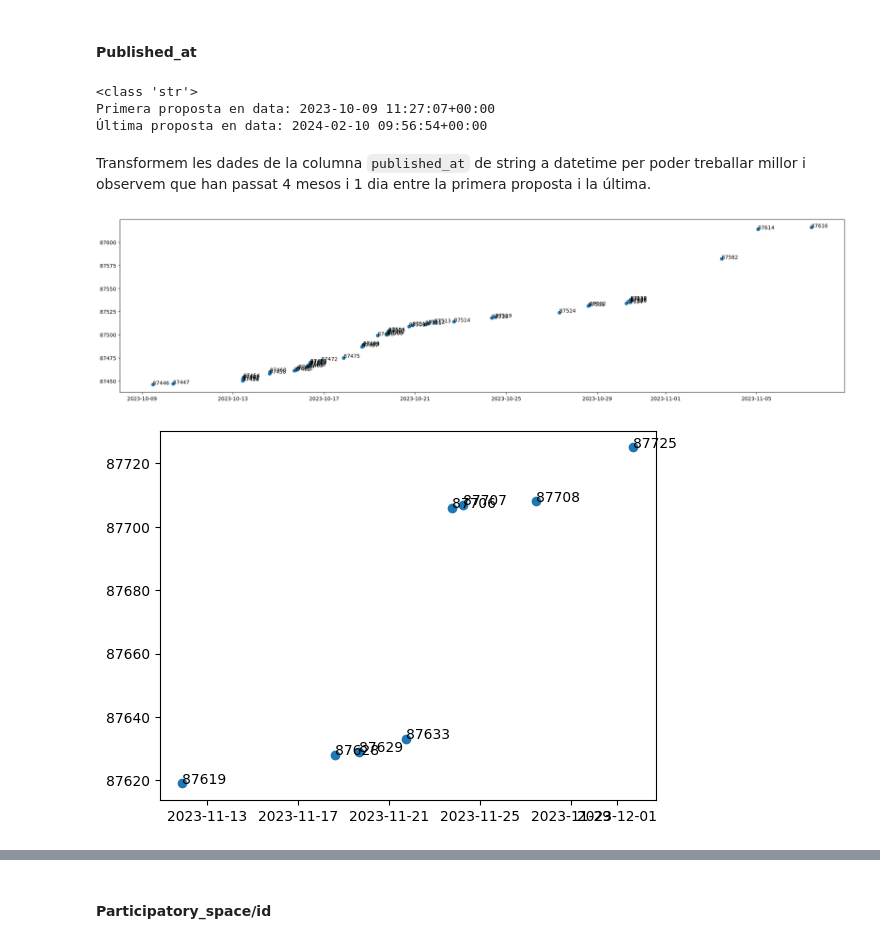
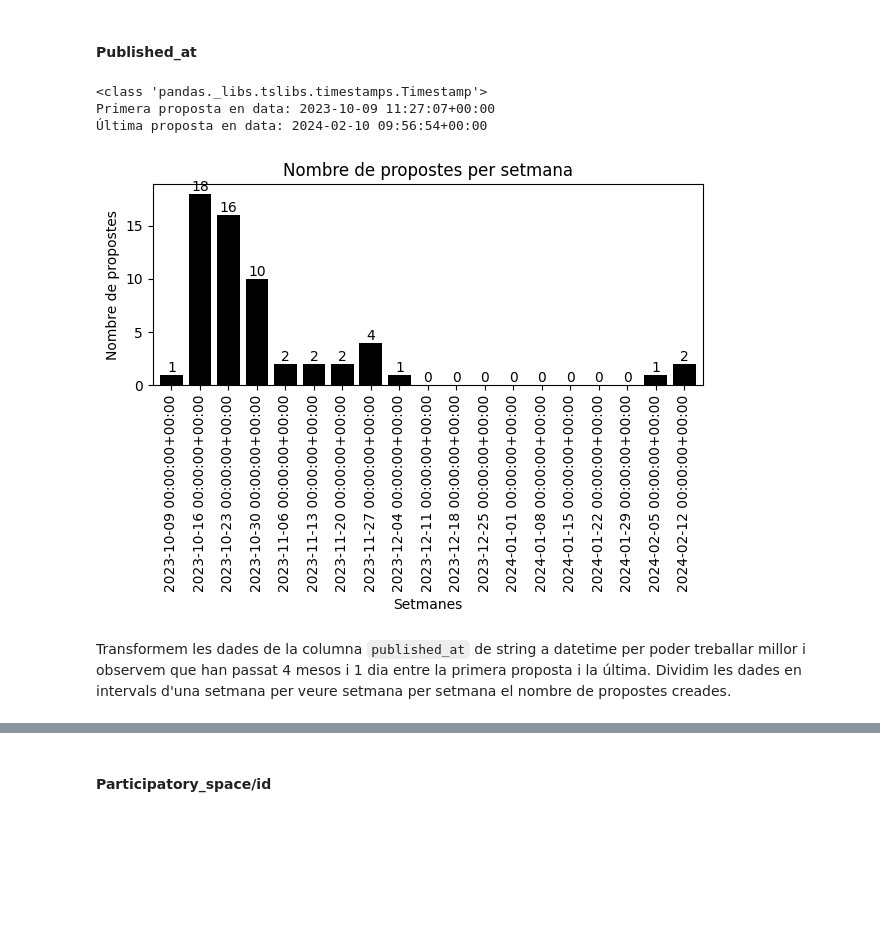
Before and after one commit to NoOPeEKS/dades-assemblea-clima, a Jupyter notebook: exploracio_csv.ipynb, the cells around one changed output, grey strips where cells are left out. Cells and saved outputs as stored; diff of their text form; code cells hidden in the pictures; blank space fills up the shorter version.

Commit message:
Modificat grafic timestamps proposals per mostrar per setmanes

```diff
--- a/exploracio_csv.ipynb
+++ b/exploracio_csv.ipynb
@@ -140,11 +140,23 @@ La columna `id` conté valors numèrics i és un identificador únic de cada pro
 # %%
 print(type(df_proposals['published_at'][0]))
 df_proposals['published_at'] = pd.to_datetime(df_proposals['published_at'], utc=True)
 print(f"Primera proposta en data: {min(df_proposals['published_at'])}")
 print(f"Última proposta en data: {max(df_proposals['published_at'])}")
+
+ax = df_proposals.resample('W-MON', on='published_at')['id'].count().plot(kind='bar', width=.8, color='black')
+for p in ax.patches:
+    ax.annotate(str(p.get_height()), (p.get_x() + p.get_width() / 2., p.get_height()), ha='center', va='center', xytext=(0, 5), textcoords='offset points')
+
+plt.xlabel('Setmanes')
+plt.ylabel('Nombre de propostes')
+plt.title('Nombre de propostes per setmana')
+plt.tight_layout()
+plt.show()
 # %% [output]
-<class 'str'>
+<class 'pandas._libs.tslibs.timestamps.Timestamp'>
 Primera proposta en data: 2023-10-09 11:27:07+00:00
 Última proposta en data: 2024-02-10 09:56:54+00:00
+[figure, added]
 # %% [markdown]
 Transformem les dades de la columna `published_at` de string a datetime per poder treballar millor i observem que han passat 4 mesos i 1 dia entre la primera proposta i la última.
+Dividim les dades en intervals d'una setmana per veure setmana per setmana el nombre de propostes creades.
@@ -167,16 +162,0 @@ df_plot4 = df_plot4.reset_index(drop=True)
-# %%
-fig, ax = plt.subplots(figsize=(25,6))
-ax.scatter(df_plot1['published_at'], df_plot1['id'])
-
-for i, txt in enumerate(df_plot1['id']):
-    ax.annotate(txt, (df_plot1['published_at'][i], df_plot1['id'][i]))
-# %% [output]
-[figure, removed]
-# %%
-fig, ax = plt.subplots()
-ax.scatter(df_plot2['published_at'], df_plot2['id'])
-
-for i, txt in enumerate(df_plot2['id']):
-    ax.annotate(txt, (df_plot2['published_at'][i], df_plot2['id'][i]))
-# %% [output]
-[figure, removed]
```
Also changed, not shown: parts of 6 cells of this notebook.
